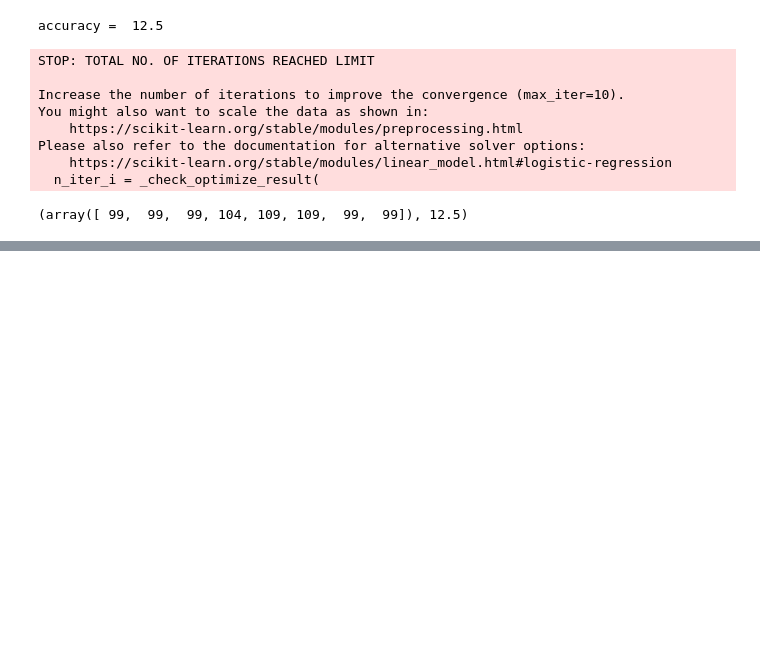
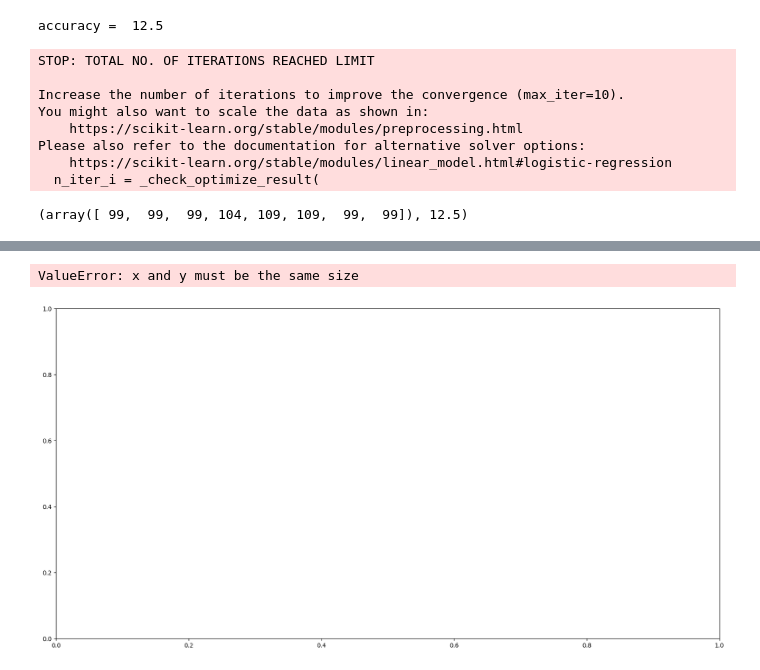
Before and after one commit to Maqbool-Ahmed-1208/ML-Algorithms, a Jupyter notebook: testing.ipynb, the cells around one changed output, grey strips where cells are left out. Saved outputs shown, nothing was run; the diff lists cells and outputs as text; code cells hidden in the pictures; blank space fills up the shorter version.

Commit message:
mini batch kmeans updated

```diff
--- a/testing.ipynb
+++ b/testing.ipynb
@@ -72,0 +99,4 @@ y
+# %%
+from app.algorithms.clustering.mini_batch_kmeans import mini_batch_kmeans
+import pandas as pd
+df = pd.read_csv("datasets/CARS.csv").drop(['Unnamed: 5','Car','Model'], axis=1)
@@ -72,0 +111,5 @@ y
+# %%
+mini_batch_kmeans(df)
+# %% [output]
+ValueError: x and y must be the same size
+[figure, added]
```
Also changed, not shown: parts of 4 cells of this notebook, 1 other file.
